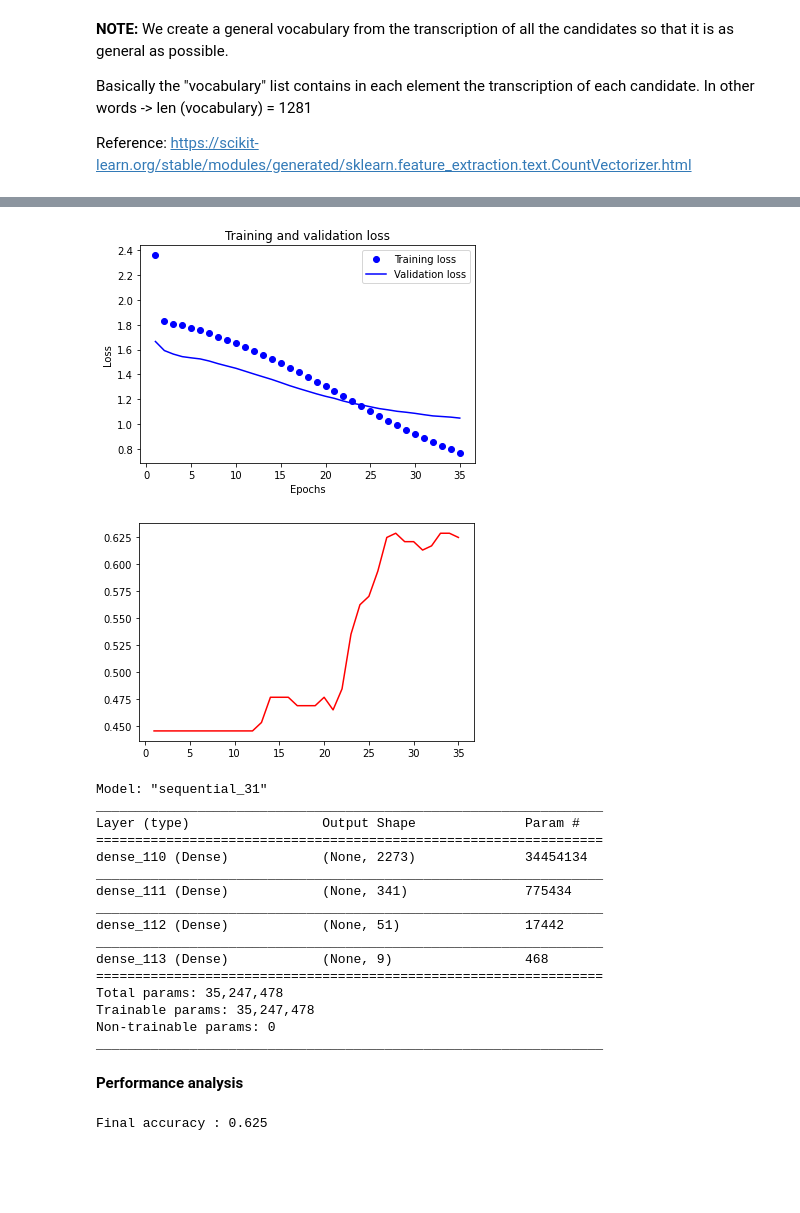
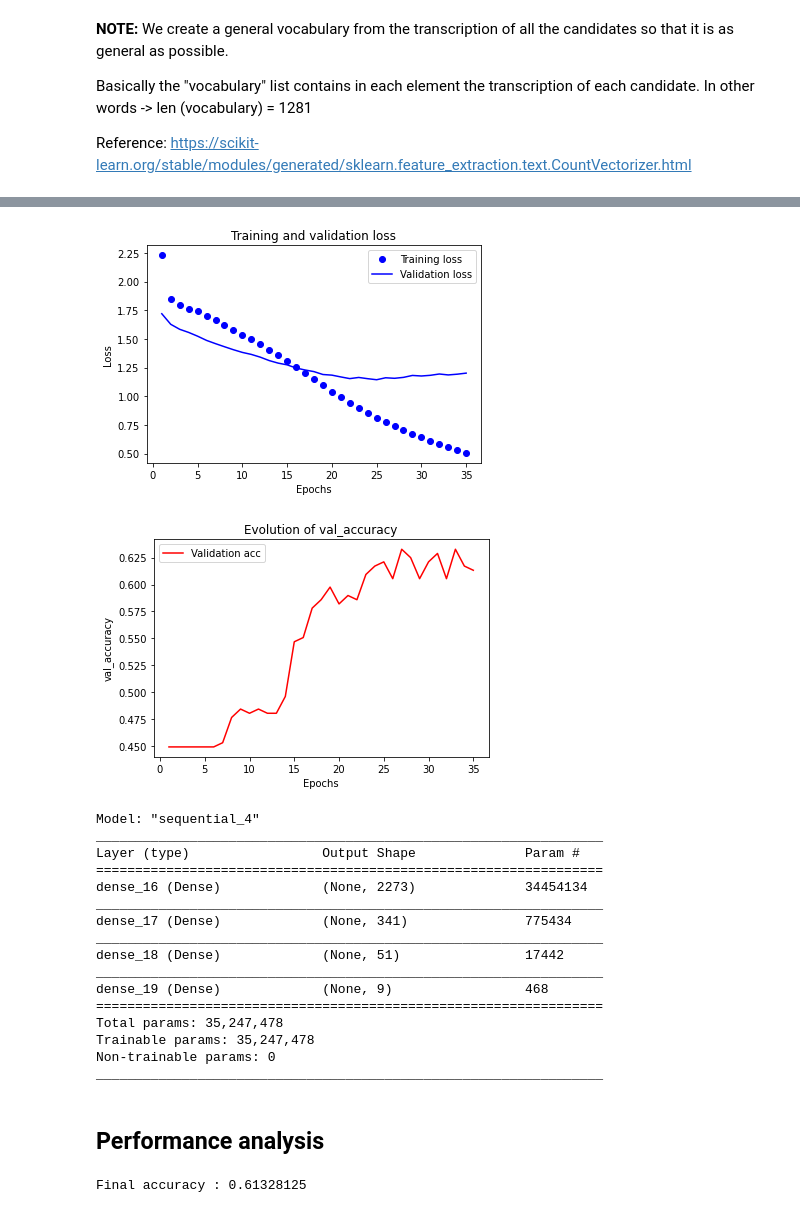
Before and after one commit to Eliascc5/English_proficiency_prediction_NLP, a Jupyter notebook: projet_IAS_partie2.ipynb, the cells around one changed output, grey strips where cells are left out. Cells and saved outputs as stored; diff of their text form; code cells hidden in the pictures; blank space fills up the shorter version.

```diff
--- a/projet_IAS_partie2.ipynb
+++ b/projet_IAS_partie2.ipynb
@@ -77,14 +78,14 @@ print(n)
 # %%
 from keras import models
 from keras import layers
-from keras.layers import Dropout
+from keras.layers import Dropout     #We tried using dropout to correct overfitting
 from keras.utils import np_utils
 import tensorflow as tf
 import numpy as np
 
 #######################################
-n = len(vocabulary)   #Number of candidates 1281
-m = 15157  #Number of words without repetition of our vocabulary
+n = vector.shape[0]   #Number of candidates 1281
+m = vector.shape[1]  #Number of words without repetition of our vocabulary
 
 array=vector.toarray()                      #INPUT
 
@@ -156,6 +157,10 @@ plt.show()
 
 
 plt.plot(epochs,val_acc ,'r', label='Validation acc')
+plt.title('Evolution of val_accuracy')
+plt.xlabel('Epochs')
+plt.ylabel('val_accuracy')
+plt.legend()
 plt.show()
 # %% [output]
 Epoch 1/35
@@ -178,26 +183,26 @@ Epoch 35/35
-[figure, old version]
+[figure, new version]
-[figure, old version]
+[figure, new version]
 # %%
 model.summary()
 # %% [output]
-Model: "sequential_31"
+Model: "sequential_4"
 _________________________________________________________________
 Layer (type)                 Output Shape              Param #
 =================================================================
-dense_110 (Dense)            (None, 2273)              34454134
+dense_16 (Dense)             (None, 2273)              34454134
 _________________________________________________________________
-dense_111 (Dense)            (None, 341)               775434
+dense_17 (Dense)             (None, 341)               775434
 _________________________________________________________________
-dense_112 (Dense)            (None, 51)                17442
+dense_18 (Dense)             (None, 51)                17442
 _________________________________________________________________
-dense_113 (Dense)            (None, 9)                 468
+dense_19 (Dense)             (None, 9)                 468
 =================================================================
 Total params: 35,247,478
 Trainable params: 35,247,478
 Non-trainable params: 0
 _________________________________________________________________
 # %% [markdown]
-**Performance analysis**
+<h2><b>Performance analysis</b></h2>
 # %%
 x_test_array = x_val_array
 y_test = y_val
@@ -215,5 +220,5 @@ for i in range(len(x_test_array)):
 
 print("Final accuracy :", sum(list) / len(x_test_array))
 # %% [output]
-Final accuracy : 0.625
+Final accuracy : 0.61328125
 # %% [markdown]
```
Also changed, not shown: parts of 7 cells of this notebook.
